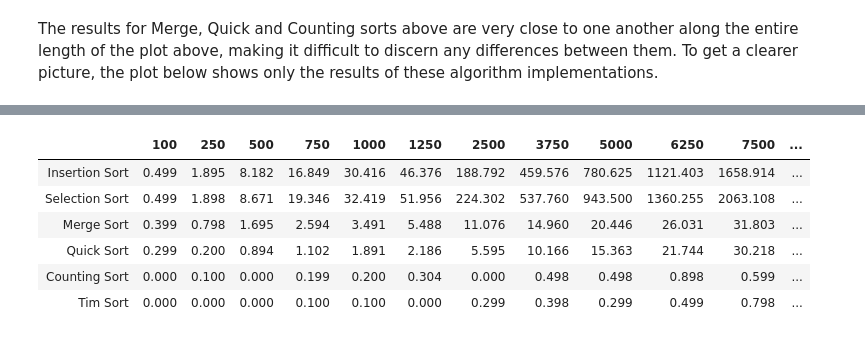
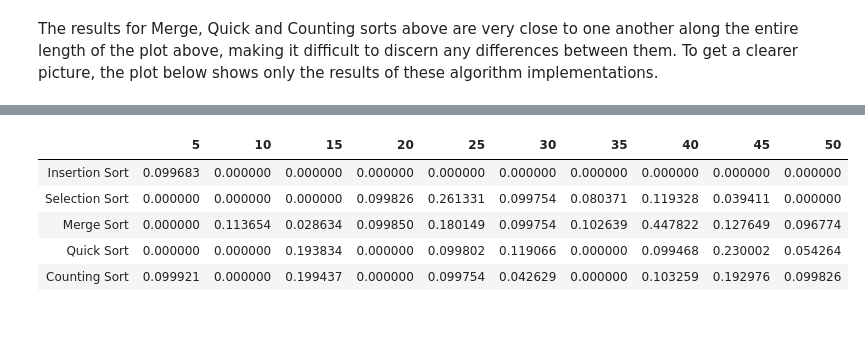
Before and after one commit to jennifer-ryan/benchmarking-sorting-algorithms, a Jupyter notebook: Benchmarking Sorting Algorithms.ipynb, the cells around one changed output, grey strips where cells are left out. Drawn from its saved outputs; the diff is of its cells as text; code cells hidden in the pictures.

```diff
--- a/Benchmarking Sorting Algorithms.ipynb
+++ b/Benchmarking Sorting Algorithms.ipynb
@@ -243,13 +208,13 @@ def all_arrays(n_size):
 # %%
-def benchmarking(sorting_func):
+def benchmarking(sort):
 
     # List to contain the running times for each algorithm
     sort_time = []
 
     # Time test for each sorting algorithm
-    for array in all_arrays(n_size):
+    for array in arrays:
         start_time = time.time()
-        sorting_func(array)
+        sort(array)
         end_time = time.time()
         time_elapsed = (end_time - start_time) * 1000
         sort_time.append(time_elapsed)
@@ -273,8 +240,10 @@ def average_time(sort):
 # %%
-all_algorithms = [selection_sort, insertion_sort, merge_sort, quick_sort, counting_sort]
+def all_averages():
 
-all_averages = []
+    averages = []
 
-for a in all_algorithms:
-    result = average_time(a)
-    all_averages.append(result)
+    for a in all_algorithms:
+        result = average_time(a)
+        averages.append(result)
+
+    return averages
@@ -316,5 +292,7 @@ plt.show()
 
 tim_result = average_time(sorted)
 
-all_averages.append(tim_result)
+averages.append(tim_result)
+
+print(averages)
 # %% [output]
@@ -336,15 +398,17 @@ all_averages.append(tim_result)
+# %%
+arrays = all_arrays(n_size)
+
+small_averages = all_averages()
 # %%
+algorithms = ['Insertion Sort', 'Selection Sort', 'Merge Sort', 'Quick Sort', 'Counting Sort']
 
-algorithms = ['Insertion Sort', 'Selection Sort', 'Merge Sort', 'Quick Sort', 'Counting Sort', 'Tim Sort']
-
-df2 = pd.DataFrame(all_averages, columns=n_size, index=algorithms)
-df2.round(3)
+df3 = pd.DataFrame(small_averages, columns=n_size, index=algorithms)
+df3
 # %% [output]
-|  | 100 | 250 | 500 | 750 | 1000 | 1250 | 2500 | 3750 | 5000 | 6250 | 7500 | ... |
-| Insertion Sort | 0.499 | 1.895 | 8.182 | 16.849 | 30.416 | 46.376 | 188.792 | 459.576 | 780.625 | 1121.403 | 1658.914 | ... |
-| Selection Sort | 0.499 | 1.898 | 8.671 | 19.346 | 32.419 | 51.956 | 224.302 | 537.760 | 943.500 | 1360.255 | 2063.108 | ... |
-| Merge Sort | 0.399 | 0.798 | 1.695 | 2.594 | 3.491 | 5.488 | 11.076 | 14.960 | 20.446 | 26.031 | 31.803 | ... |
-| Quick Sort | 0.299 | 0.200 | 0.894 | 1.102 | 1.891 | 2.186 | 5.595 | 10.166 | 15.363 | 21.744 | 30.218 | ... |
-| Counting Sort | 0.000 | 0.100 | 0.000 | 0.199 | 0.200 | 0.304 | 0.000 | 0.498 | 0.498 | 0.898 | 0.599 | ... |
-| Tim Sort | 0.000 | 0.000 | 0.000 | 0.100 | 0.100 | 0.000 | 0.299 | 0.398 | 0.299 | 0.499 | 0.798 | ... |
+|  | 5 | 10 | 15 | 20 | 25 | 30 | 35 | 40 | 45 | 50 |
+| Insertion Sort | 0.099683 | 0.000000 | 0.000000 | 0.000000 | 0.000000 | 0.000000 | 0.000000 | 0.000000 | 0.000000 | 0.000000 |
+| Selection Sort | 0.000000 | 0.000000 | 0.000000 | 0.099826 | 0.261331 | 0.099754 | 0.080371 | 0.119328 | 0.039411 | 0.000000 |
+| Merge Sort | 0.000000 | 0.113654 | 0.028634 | 0.099850 | 0.180149 | 0.099754 | 0.102639 | 0.447822 | 0.127649 | 0.096774 |
+| Quick Sort | 0.000000 | 0.000000 | 0.193834 | 0.000000 | 0.099802 | 0.119066 | 0.000000 | 0.099468 | 0.230002 | 0.054264 |
+| Counting Sort | 0.099921 | 0.000000 | 0.199437 | 0.000000 | 0.099754 | 0.042629 | 0.000000 | 0.103259 | 0.192976 | 0.099826 |
 # %%
```
Also changed, not shown: parts of 35 cells of this notebook.
